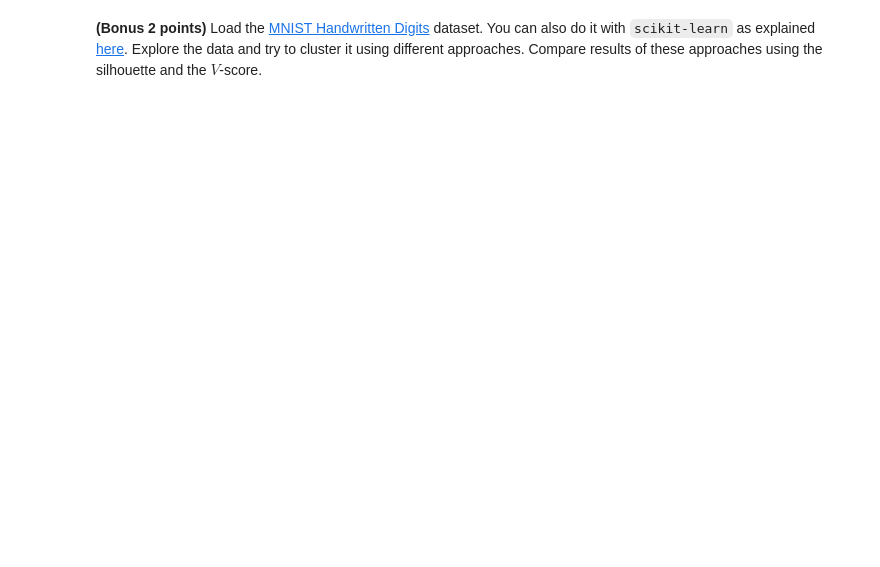
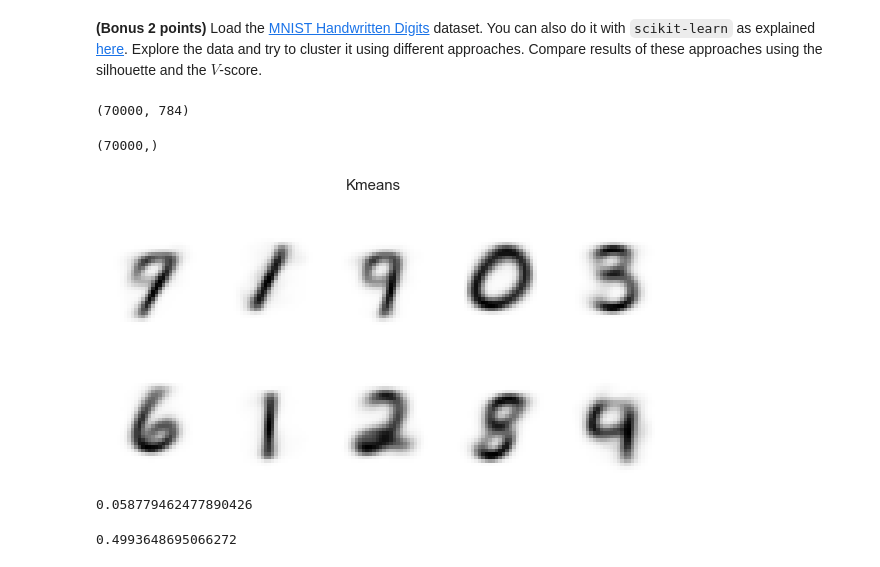
Before and after one commit to tshura/ml-intro-tasks-copy, a Jupyter notebook: 8_clustering/clustering.ipynb, the cells around one changed output. Saved outputs shown, nothing was run; the diff lists cells and outputs as text; code cells hidden in the pictures; blank space fills up the shorter version.

```diff
--- a/8_clustering/clustering.ipynb
+++ b/8_clustering/clustering.ipynb
@@ -483,7 +480,0 @@ for i in np.unique(kl):
-# %%
-_, axes = plt.subplots(nrows=2, ncols=5, figsize=(10, 5))
-plt.suptitle('KMeans with TruncatedSVD',fontsize=15)
-for ax, image, label in zip(axes.flatten(), aggmeans, k_labels):
-    ax.set_axis_off()
-    ax.set_title(label)
-    ax.imshow(image.reshape((8, 8)))
@@ -506,2 +505,33 @@ Write in free form what conclusions you made after completing this assignment. A
 # %% [markdown]
 **(Bonus 2 points)** Load the [MNIST Handwritten Digits](http://yann.lecun.com/exdb/mnist) dataset. You can also do it with `scikit-learn` as explained [here](https://stackoverflow.com/a/60450028). Explore the data and try to cluster it using different approaches. Compare results of these approaches using the silhouette and the $V$-score.
+# %%
+from sklearn.datasets import fetch_openml
+X, y = fetch_openml('mnist_784', version=1, return_X_y=True)
+# %%
+X.shape
+# %% [output]
+(70000, 784)
+# %%
+y.shape
+# %% [output]
+(70000,)
+# %%
+mnist_kmeans = KMeans(n_clusters=10).fit(X)
+# %%
+cc = mnist_kmeans.cluster_centers_
+# %%
+_, axes = plt.subplots(nrows=2, ncols=5, figsize=(10, 5))
+plt.suptitle('Kmeans',fontsize=15)
+for ax, image in zip(axes.flatten(), cc):
+    ax.set_axis_off()
+    ax.imshow(image.reshape((28, 28)))
+# %% [output]
+[figure, added]
+# %%
+silhouette_score(X, KMeans(n_clusters=10).fit_predict(X))
+# %% [output]
+0.058779462477890426
+# %%
+v_measure_score(y, mnist_kmeans.labels_)
+# %% [output]
+0.4993648695066272
```
Also changed, not shown: parts of 27 cells of this notebook.
